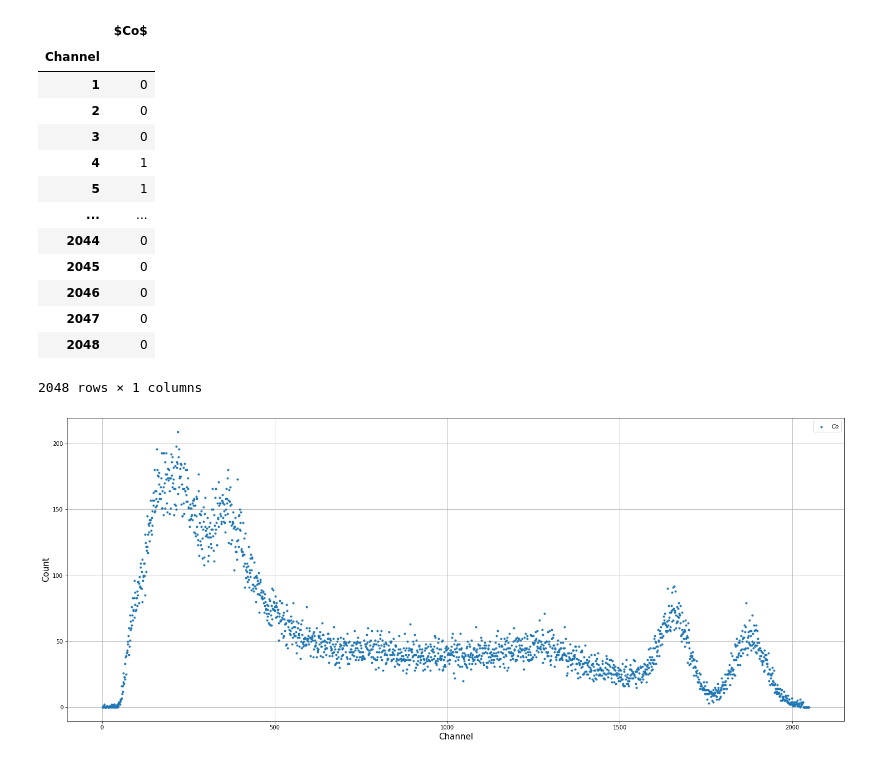
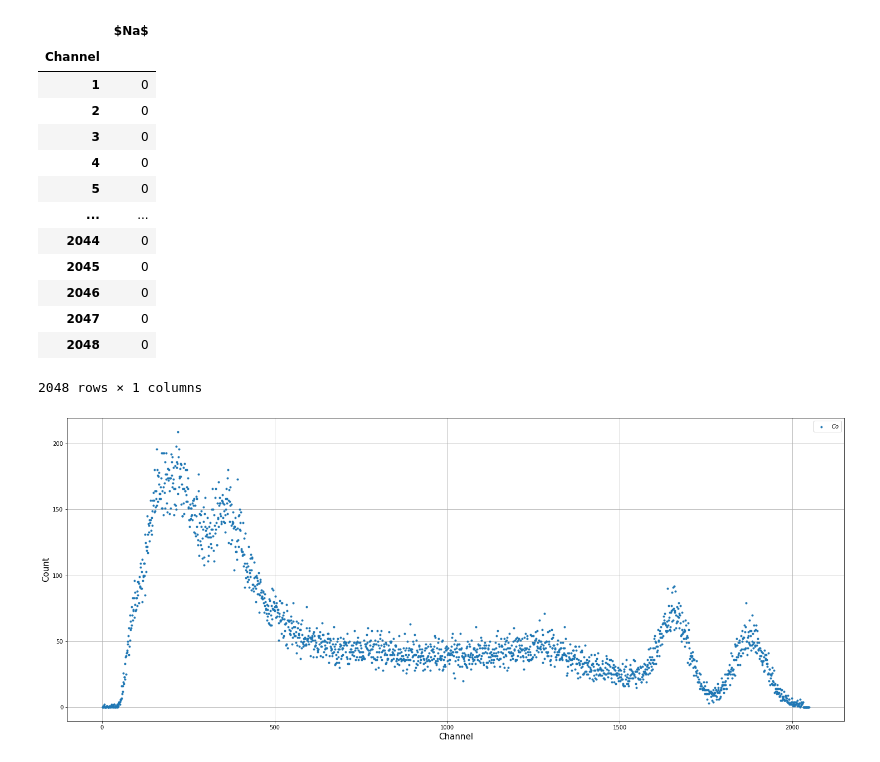
Before and after one commit to 106-inc/PhysLabV, a Jupyter notebook: 5.5/5.5.ipynb, the cells around one changed output. Saved outputs shown, nothing was run; the diff lists cells and outputs as text; code cells hidden in the pictures.

```diff
--- a/5.5/5.5.ipynb
+++ b/5.5/5.5.ipynb
@@ -7,22 +7,22 @@ import pandas as pd
 # %%
 files = os.listdir('src/csv')
 for i in range(len(files)):
   files[i] = 'src/csv/' + files[i]
 
 frames = dict()
 for file in files:
   name = f"${os.path.basename(file).split('.')[0]}$"
   frames[file] = pd.read_csv(file, sep=';', header=None, names=[name], index_col=0)
   frames[file].index.name = "Channel"
-frames[files[0]]
+frames[files[3]]
 # %% [output]
-|  | $Co$ |
+|  | $Na$ |
 | Channel |  |
 | 1 | 0 |
 | 2 | 0 |
 | 3 | 0 |
-| 4 | 1 |
-| 5 | 1 |
+| 4 | 0 |
+| 5 | 0 |
 | ... | ... |
 | 2044 | 0 |
 | 2045 | 0 |
```
Also changed, not shown: parts of 3 cells of this notebook.
